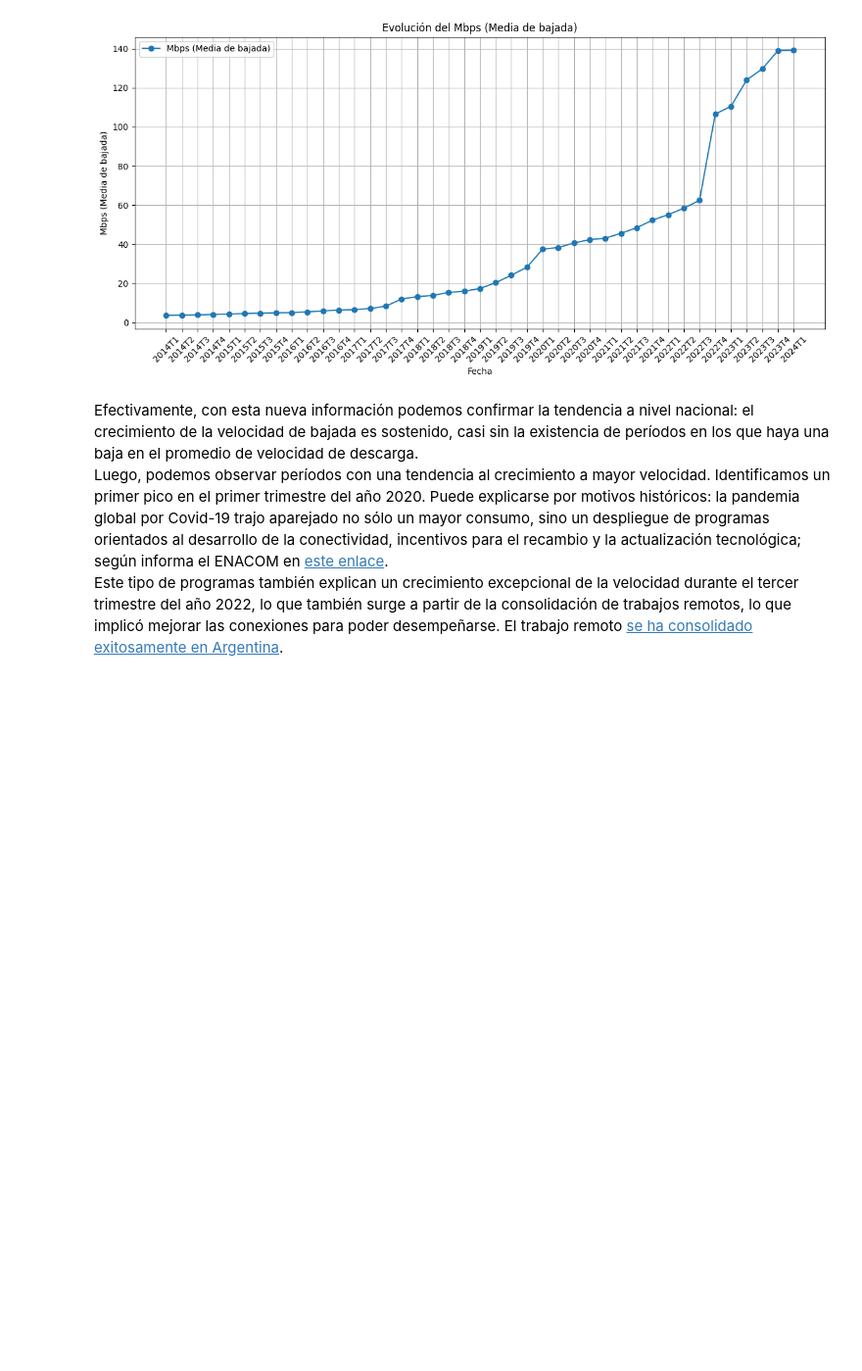
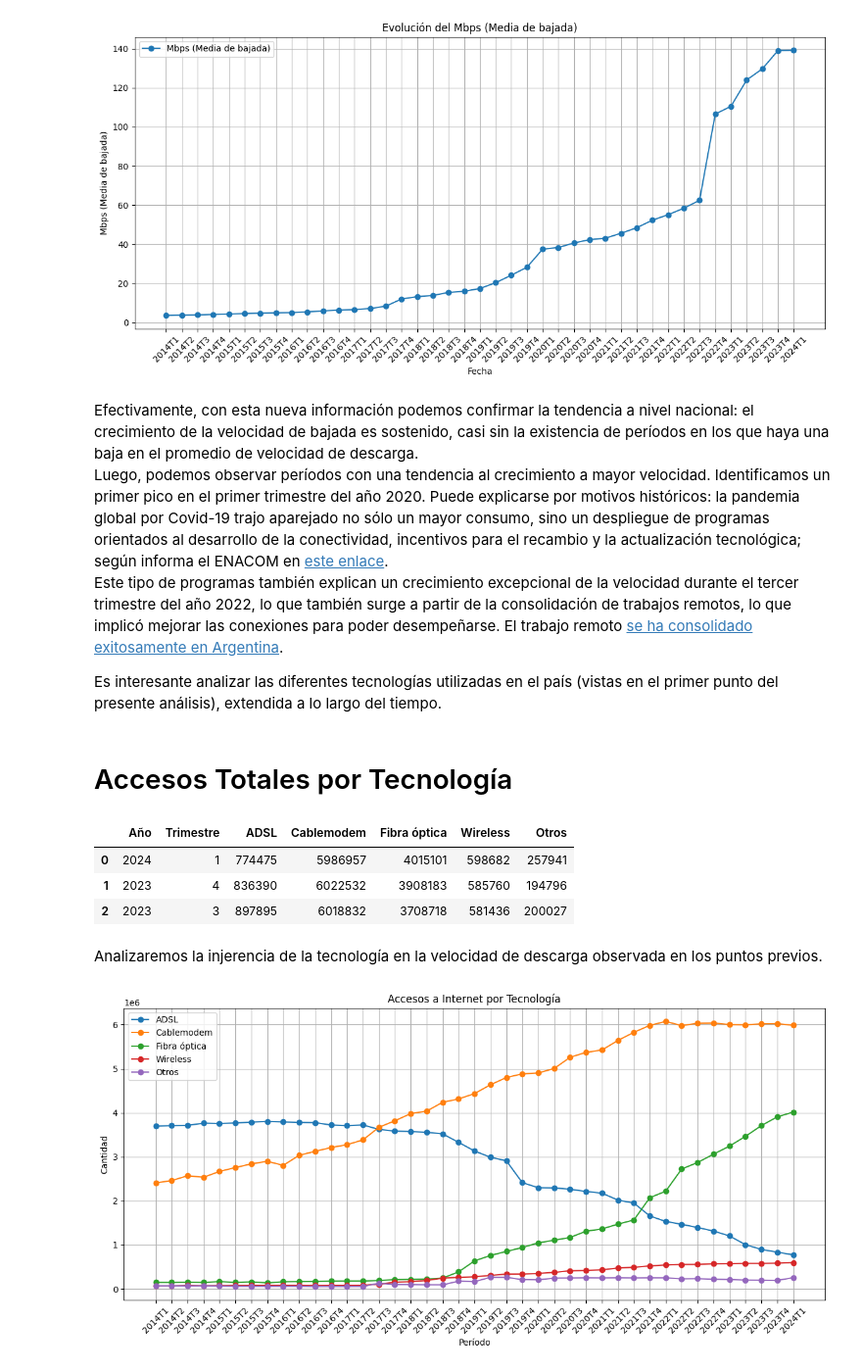
Before and after one commit to gastorellano/Proyecto_telecomunicaciones, a Jupyter notebook: Notebooks/EDA.ipynb, the cells around one changed output. Shown at 98% size. Saved outputs shown, nothing was run; the diff lists cells and outputs as text; code cells hidden in the pictures; blank space fills up the shorter version.

Commit message:
Se continúa en el análisis del EDA

```diff
--- a/Notebooks/EDA.ipynb
+++ b/Notebooks/EDA.ipynb
@@ -117,3 +117,40 @@ df_vel_total.drop(columns='Periodo', inplace=True) #Eliminamos la columna que cr
 Efectivamente, con esta nueva información podemos confirmar la tendencia a nivel nacional: el crecimiento de la velocidad de bajada es sostenido, casi sin la existencia de períodos en los que haya una baja en el promedio de velocidad de descarga. <br>
 Luego, podemos observar períodos con una tendencia al crecimiento a mayor velocidad. Identificamos un primer pico en el primer trimestre del año 2020. Puede explicarse por motivos históricos: la pandemia global por Covid-19 trajo aparejado no sólo un mayor consumo, sino un despliegue de programas orientados al desarrollo de la conectividad, incentivos para el recambio y la actualización tecnológica; según informa el ENACOM en [este enlace](https://www.enacom.gob.ar/institucional/casi-un-millon-de-nuevas-familias-acceden-a-internet-con-una-velocidad-50--mas-rapida-que-al-inicio-de-la-pandemia_n3279).<br>
 Este tipo de programas también explican un crecimiento excepcional de la velocidad durante el tercer trimestre del año 2022, lo que también surge a partir de la consolidación de trabajos remotos, lo que implicó mejorar las conexiones para poder desempeñarse. El trabajo remoto [se ha consolidado exitosamente en Argentina](https://utopiaurbana.city/2023/11/22/el-regreso-a-la-oficina-o-la-consolidacion-del-trabajo-remoto/#:~:text=En%20Argentina%20el%20fen%C3%B3meno%20tambi%C3%A9n,trabajo%20remoto%20durante%20la%20pandemia.).
+
+Es interesante analizar las diferentes tecnologías utilizadas en el país (vistas en el primer punto del presente análisis), extendida a lo largo del tiempo.
+# %% [markdown]
+# Accesos Totales por Tecnología
+# %%
+df_tec_total = pd.read_csv(r'C:\Users\GASTON\Desktop\PI2\DATA\Totales Accesos Por Tecnología.csv')
+df_tec_total.head(3)
+# %% [output]
+|  | Año | Trimestre | ADSL | Cablemodem | Fibra óptica | Wireless | Otros |
+| 0 | 2024 | 1 | 774475 | 5986957 | 4015101 | 598682 | 257941 |
+| 1 | 2023 | 4 | 836390 | 6022532 | 3908183 | 585760 | 194796 |
+| 2 | 2023 | 3 | 897895 | 6018832 | 3708718 | 581436 | 200027 |
+# %% [markdown]
+Analizaremos la injerencia de la tecnología en la velocidad de descarga observada en los puntos previos.
+# %%
+df_tec_total['Periodo'] = df_tec_total['Año'].astype(str) + 'T' + df_tec_total['Trimestre'].astype(str) #Primero creamos una columna que contenga
+#la información del período (año y trimestre), para llevar a nuestro gráfico
+df_tec_total = df_tec_total.iloc[::-1]
+
+columnas_grafico = ['ADSL', 'Cablemodem', 'Fibra óptica', 'Wireless', 'Otros']
+
+plt.figure(figsize=(12, 6))
+
+for columna in columnas_grafico:
+    plt.plot(df_tec_total['Periodo'], df_tec_total[columna], marker='o', label=columna)
+
+plt.title('Accesos a Internet por Tecnología')
+plt.xlabel('Período')
+plt.ylabel('Cantidad')
+plt.legend()
+plt.grid(True)
+plt.xticks(rotation=45)
+plt.tight_layout()
+plt.show()
+df_tec_total.drop(columns='Periodo', inplace=True) #Eliminamos la columna que creamos para el gráfico.
+# %% [output]
+[figure, added]
```
Also changed, not shown: parts of 3 cells of this notebook, 2 other files.
